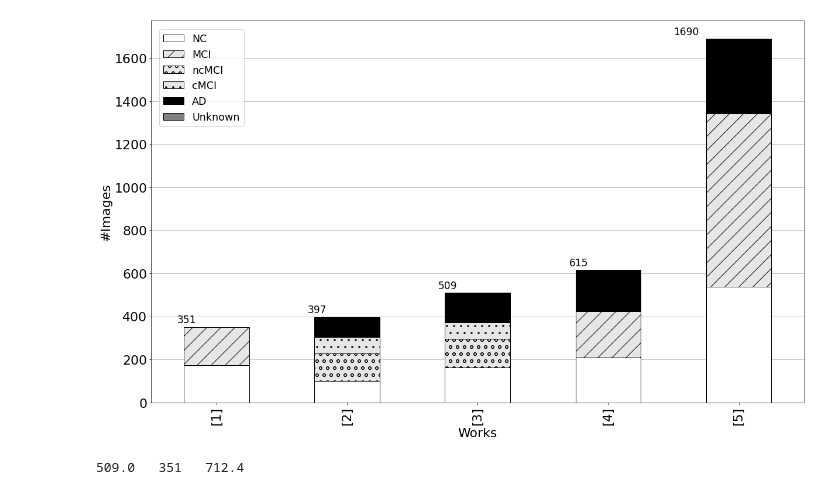
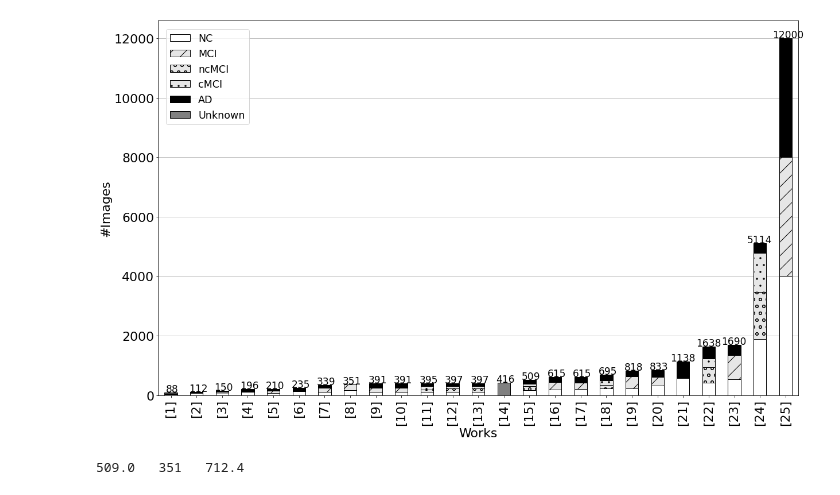
Before and after one commit to KaueTND/SLReview_Alz_AI_IR, a Jupyter notebook: Pizza Graph.ipynb, the cells around one changed output. Saved outputs shown, nothing was run; the diff lists cells and outputs as text; code cells hidden in the pictures.

```diff
--- a/Pizza Graph.ipynb
+++ b/Pizza Graph.ipynb
@@ -155,8 +168,11 @@ unknown = []
 total_value = []
 
 for line in df['n Imagens']:
+    if line == 'xxx':
+        continue
     if pd.isnull(line):
         break
+
     cropped = line.split('[')
     if len(cropped) == 1:
         val_nc = val_mci = val_ad = val_ncmci = val_cmci = 0
@@ -171,13 +187,21 @@ for line in df['n Imagens']:
             val_ad = int(stages[2])
             val_ncmci = val_cmci = val_ukn = 0
             #print(val_nc,"   ",val_mci,"   ",val_ad,"   ",val_ncmci,"   ",val_cmci,"   ",val_ukn,'\n')
-        else:
+        if len(stages) == 4:
             val_nc = int(stages[0])
             val_ncmci = int(stages[1])
             val_cmci = int(stages[2])
             val_ad = int(stages[3])
             val_mci = val_ukn = 0
-            #print(val_nc,"   ",val_mci,"   ",val_ad,"   ",val_ncmci,"   ",val_cmci,"   ",val_ukn,'\n')
+
+        if len(stages) == 5:
+            val_nc = int(stages[0])
+            val_ncmci = int(stages[1])
+            val_cmci = int(stages[3])
+            val_ad = int(stages[4])
+            val_mci = int(stages[2])
+            val_ukn = 0
+        #print(val_nc,"   ",val_mci,"   ",val_ad,"   ",val_ncmci,"   ",val_cmci,"   ",val_ukn,'\n')
     val_total = val_nc+val_mci+val_ad+val_ncmci+val_cmci+val_ukn
     level_nc.append(val_nc)
     level_mci.append(val_mci)
@@ -209,34 +233,34 @@ patterns =(' ', '/','o','.',' ',' ')
 
 #colors  = ('red','blue','green','yellow','purple','gray')
 colors = np.array([[1, 1, 1],[0.9, 0.9, 0.9],[0.9, 0.9, 0.9],[0.9, 0.9, 0.9],[0, 0, 0],[0.5, 0.5, 0.5]])
 hatches = [p for p in patterns for i in range(len(dfx))]
 colors  = [p for p in colors for i in range(len(dfx))]
 
 for bar, hatch, color in zip(bars, hatches, colors):
     bar.set_edgecolor(color='black')
     bar.set_facecolor(color=color)
     bar.set_hatch(hatch)
 
 total_value.sort()
 for i in range(0,len(level_cmci)):
     label = str(total_value[i])
     if(total_value[i]-10**2 < 0):
         plt.text(i-0.2,total_value[i]+20,label)
     elif(total_value[i]-10**3 < 0):
         plt.text(i-0.3,total_value[i]+20,label)
     else:
         plt.text(i-0.5,total_value[i]+20,label)
 ax.yaxis.grid()
 ax.legend(loc='center right', bbox_to_anchor=(0.15, 0.85), fontsize=17.5)
 p = ax.set_xticklabels((('['+str(x)+']') for x in range(1,len(level_mci)+1)))
 ax.set_xlabel('Works', fontsize=22)
 ax.set_ylabel('#Images', fontsize=22)
 ax.tick_params(labelsize=22)
 
 plt.axis('on')
 plt.savefig('sizeDatasets.jpg',transparent=True, bbox_inches='tight', pad_inches=0)
 # %% [output]
-[figure, old version]
+[figure, new version]
 # %%
 median = np.median(total_value)
 mode = int(stats.mode(total_value).mode)
```
Also changed, not shown: parts of 7 cells of this notebook, 13 other files.
